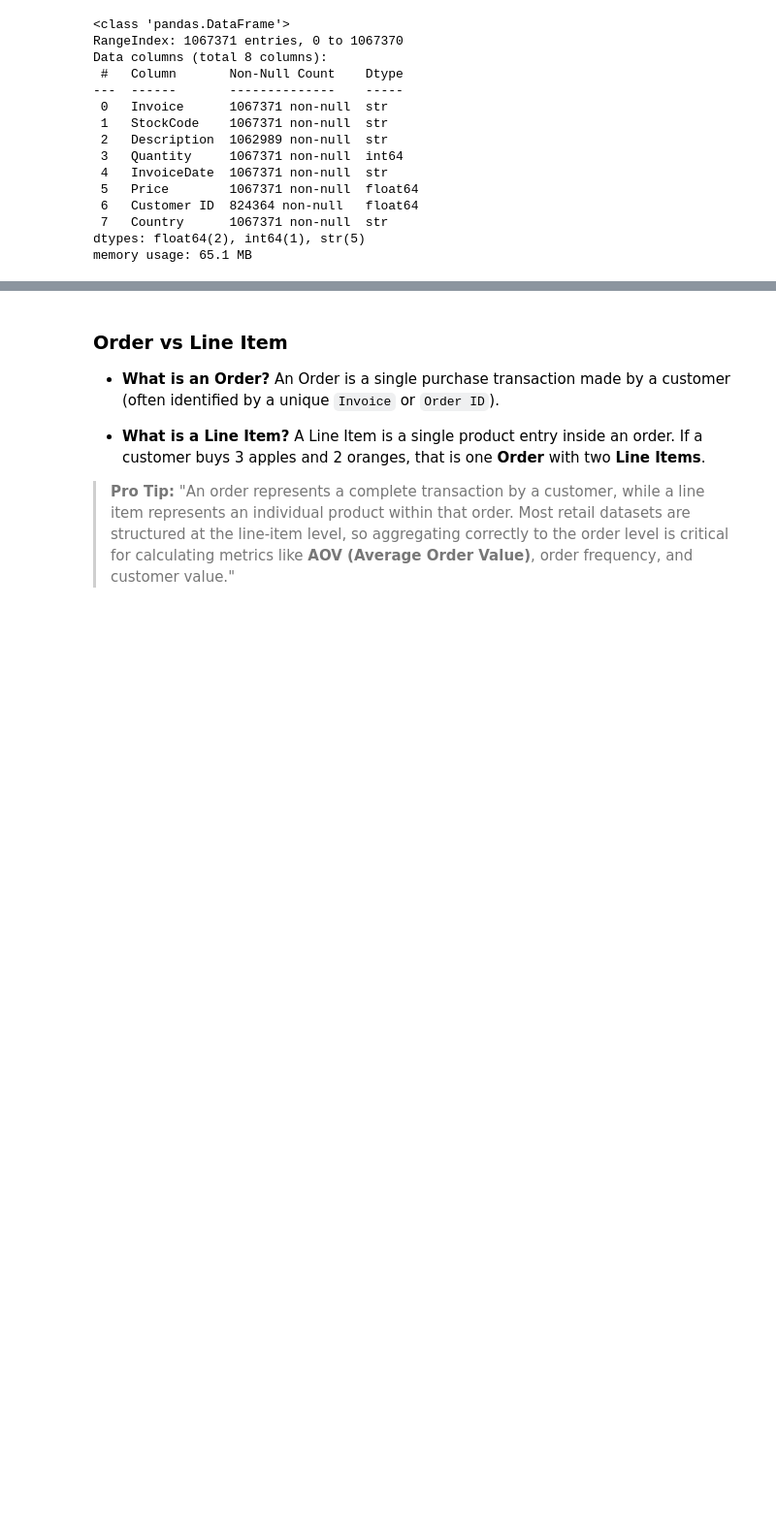
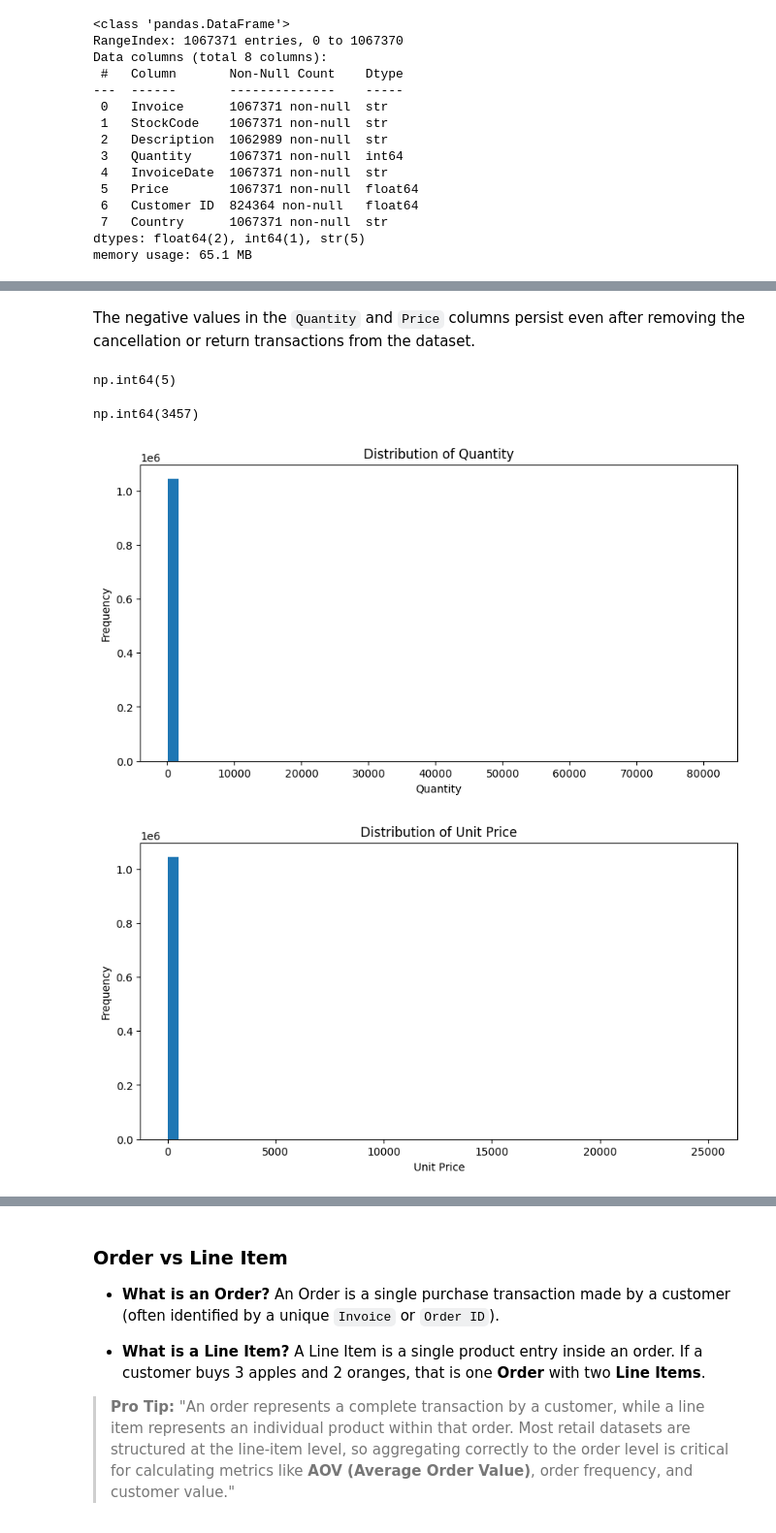
Before and after one commit to ezzatmohammed/online-retail-analysis, a Jupyter notebook: notebooks/01_eda.ipynb, the cells around one changed output, grey strips where cells are left out. Shown at 97% size. Cells and saved outputs as stored; diff of their text form; code cells hidden in the pictures; blank space fills up the shorter version.

```diff
--- a/notebooks/01_eda.ipynb
+++ b/notebooks/01_eda.ipynb
@@ -130,0 +275,12 @@ memory usage: 65.1 MB
+# %% [markdown]
+The negative values in the `Quantity`  and `Price` columns persist even after removing the cancellation or return transactions from the dataset.
+# %%
+# Check for negative prices in valid invoices
+valid_invoices[valid_invoices["Price"] < 0]["Price"].count()
+# %% [output]
+np.int64(5)
+# %%
+# Check for negative quantities in valid invoices
+valid_invoices[valid_invoices["Quantity"] < 0]["Quantity"].count()
+# %% [output]
+np.int64(3457)
@@ -130,0 +290,19 @@ memory usage: 65.1 MB
+# %%
+# Quantity Distribution
+plt.figure(figsize=(10, 5))
+plt.hist(valid_invoices['Quantity'], bins=50)
+plt.title('Distribution of Quantity')
+plt.xlabel('Quantity')
+plt.ylabel('Frequency')
+plt.show()
+
+# Price Distribution
+plt.figure(figsize=(10, 5))
+plt.hist(valid_invoices['Price'], bins=50)
+plt.title('Distribution of Unit Price')
+plt.xlabel('Unit Price')
+plt.ylabel('Frequency')
+plt.show()
+# %% [output]
+[figure, added]
+[figure, added]
```
Also changed, not shown: parts of 24 cells of this notebook, 3 other files.
